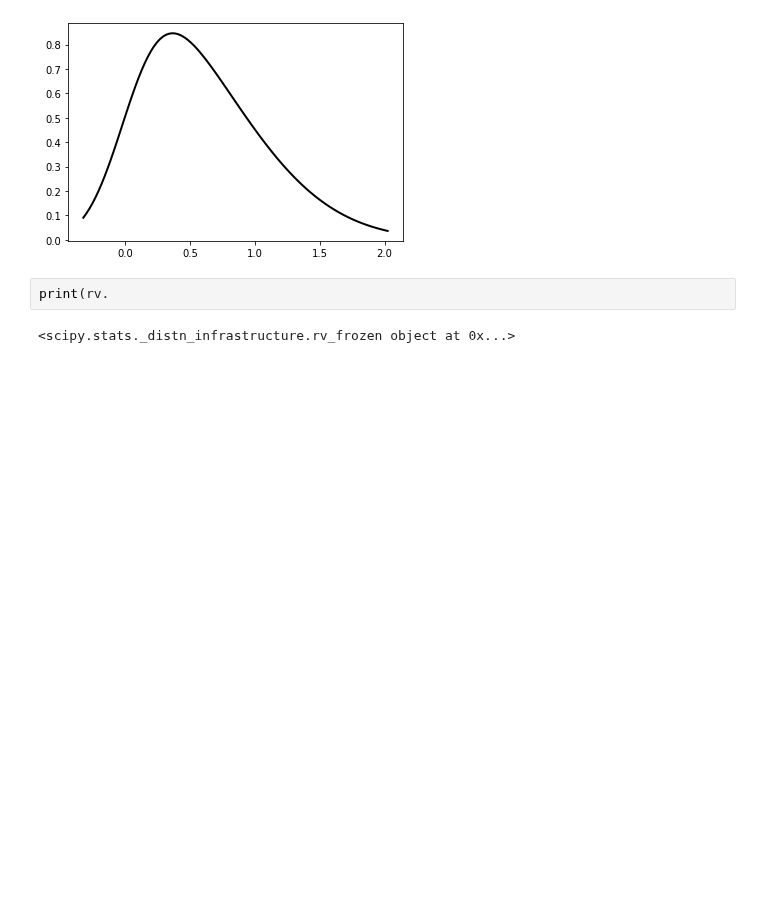
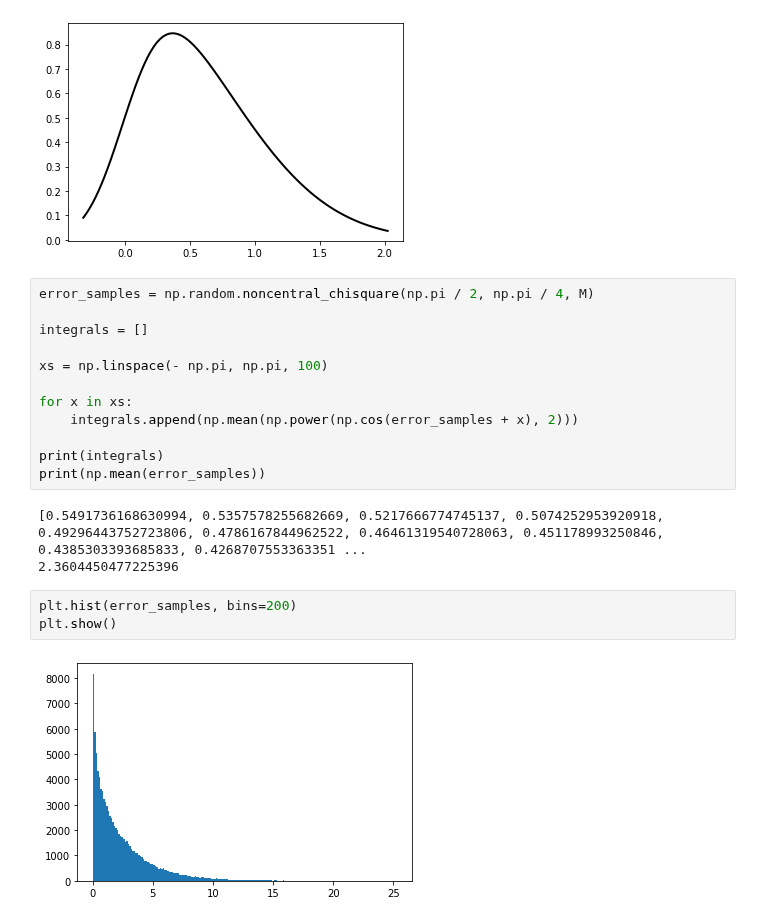
Before and after one commit to farice/SpectatorQubits, a Jupyter notebook: scribbles.ipynb, the cells around one changed output. Cells and saved outputs as stored; diff of their text form; blank space fills up the shorter version.

```diff
--- a/scribbles.ipynb
+++ b/scribbles.ipynb
@@ -84,7 +112,23 @@ plt.plot(x, rv.pdf(x), 'k-', lw=2, label='frozen pdf')
 plt.show()
 # %% [output]
 [figure]
-# %%
-print(rv.
-# %% [output]
-<scipy.stats._distn_infrastructure.rv_frozen object at 0x...>
+# %%
+error_samples = np.random.noncentral_chisquare(np.pi / 2, np.pi / 4, M)
+
+integrals = []
+
+xs = np.linspace(- np.pi, np.pi, 100)
+
+for x in xs:
+    integrals.append(np.mean(np.power(np.cos(error_samples + x), 2)))
+
+print(integrals)
+print(np.mean(error_samples))
+# %% [output]
+[0.5491736168630994, 0.5357578255682669, 0.5217666774745137, 0.5074252953920918, 0.49296443752723806, 0.4786167844962522, 0.46461319540728063, 0.451178993250846, 0.4385303393685833, 0.4268707553363351 ...
+2.3604450477225396
+# %%
+plt.hist(error_samples, bins=200)
+plt.show()
+# %% [output]
+[figure, added]
```
Also changed, not shown: parts of 15 cells of this notebook.
